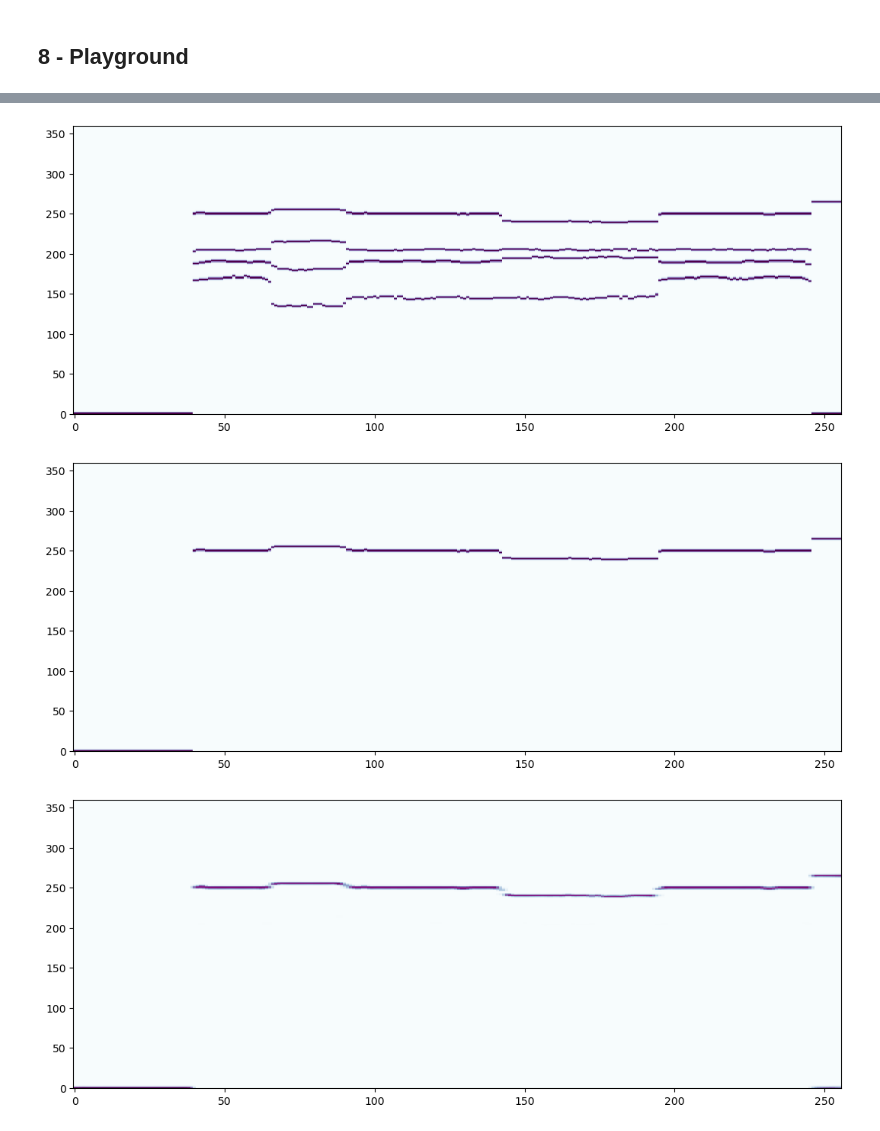
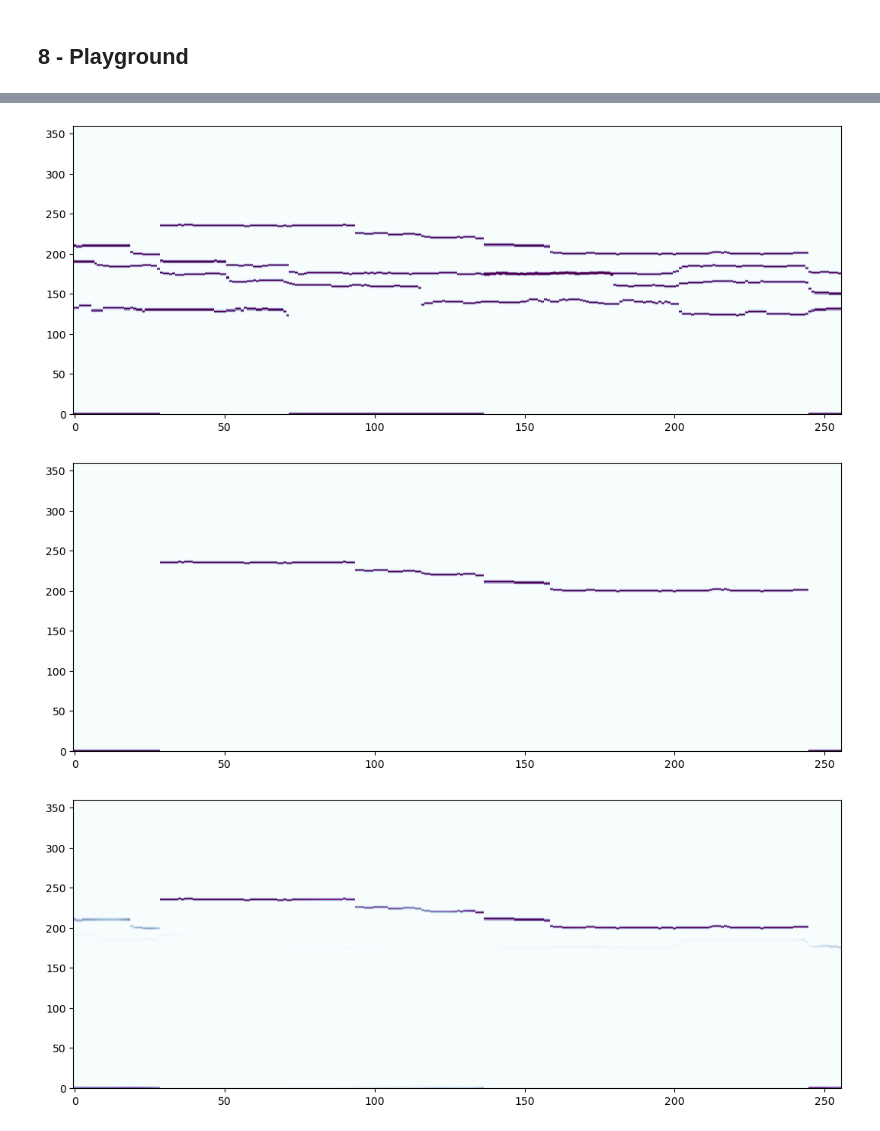
Before and after one commit to Xornotor/VocalAssignment-SSCS, a Jupyter notebook: SSCS_Training.ipynb, the cells around one changed output, grey strips where cells are left out. Drawn from its saved outputs; the diff is of its cells as text; code cells hidden in the pictures.

```diff
--- a/SSCS_Training.ipynb
+++ b/SSCS_Training.ipynb
@@ -36,7 +43,7 @@ LOAD_MODEL = False
 TRAINING = True
 EVALUATE = True
 # %%
-EPOCHS = 12
+EPOCHS = 10
 COLD_PAUSE_BETWEEN_EPOCHS = False
 TRAINING_DTYPE = tf.float16
 SPLIT_SIZE = 256
@@ -46,7 +53,7 @@ RESIZING_FILTER = 'bilinear'
 def voas_cnn_model():
     x_in = Input(shape=(360, SPLIT_SIZE, 1))
 
-    x = Resizing(216, int(SPLIT_SIZE/2), RESIZING_FILTER)(x_in)
+    x = Resizing(90, int(SPLIT_SIZE/4), RESIZING_FILTER)(x_in)
 
     x = BatchNormalization()(x)
 
@@ -113,21 +120,25 @@ def voas_cnn_model():
     y1 = Conv2D(filters=1, kernel_size=1, name='conv_soprano',
                 padding='same', activation='sigmoid')(x1b)
     y1 = Resizing(360, SPLIT_SIZE, RESIZING_FILTER)(y1)
+    y1 = Multiply()([y1, x_in])
     y1 = tf.squeeze(y1, axis=-1, name='sop')
 
     y2 = Conv2D(filters=1, kernel_size=1, name='conv_alto',
                 padding='same', activation='sigmoid')(x2b)
     y2 = Resizing(360, SPLIT_SIZE, RESIZING_FILTER)(y2)
+    y2 = Multiply()([y2, x_in])
     y2 = tf.squeeze(y2, axis=-1, name='alt')
 
     y3 = Conv2D(filters=1, kernel_size=1, name='conv_tenor',
                 padding='same', activation='sigmoid')(x3b)
     y3 = Resizing(360, SPLIT_SIZE, RESIZING_FILTER)(y3)
+    y3 = Multiply()([y3, x_in])
     y3 = tf.squeeze(y3, axis=-1, name='ten')
 
     y4 = Conv2D(filters=1, kernel_size=1, name='conv_bass',
                 padding='same', activation='sigmoid')(x4b)
     y4 = Resizing(360, SPLIT_SIZE, RESIZING_FILTER)(y4)
+    y4 = Multiply()([y4, x_in])
     y4 = tf.squeeze(y4, axis=-1, name='bas')
 
     out = [y1, y2, y3, y4]
@@ -336,11 +347,11 @@ class SSCS_Sequence(tf.keras.utils.Sequence):
 
         return self.splits_per_file
 # %%
-seq = SSCS_Sequence(sscs_get_split()[:1000])
+seq = SSCS_Sequence(sscs_get_split()[:5])
 mix_test, satb_test = seq.__getitem__(2)
-print(seq.__len__())
 
 '''
+print(seq.__len__())
 sscs_plot(mix_test.numpy()[28])
 sscs_plot(satb_test[0].numpy()[28])
 sscs_plot(satb_test[1].numpy()[28])
@@ -459,7 +497,8 @@ if(EVALUATE):
 # %% [markdown]
 ## 8 - Playground
 # %%
-mix, satb = seq.__getitem__(np.random.randint(0, seq.__len__() - 1))
+play_seq = SSCS_Sequence(sscs_get_split('test'))
+mix, satb = play_seq.__getitem__(np.random.randint(0, play_seq.__len__() - 1))
 
 mix = mix.numpy()
 
@@ -486,3 +525,3 @@ sscs_plot(b_pred[idx])
-[figure, old version]
+[figure, new version]
-[figure, old version]
+[figure, new version]
-[figure, old version]
+[figure, new version]
```
Also changed, not shown: parts of 5 cells of this notebook, 1 other file.
